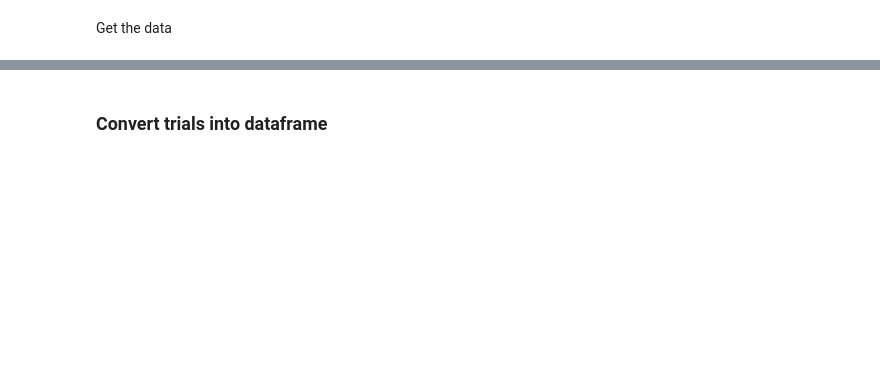
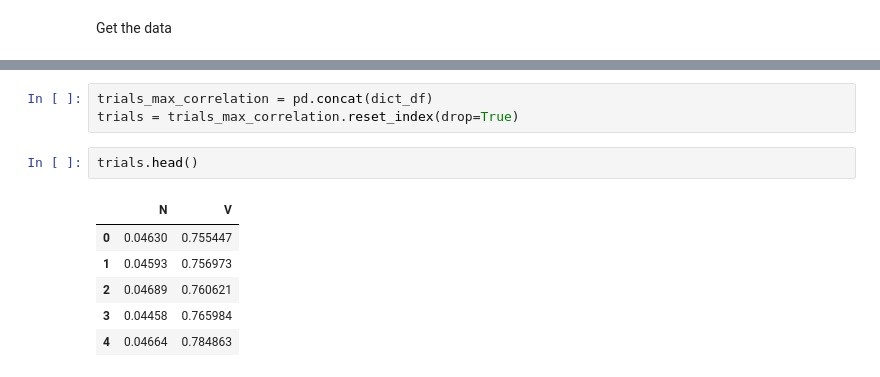
Before and after one commit to DanielProanoGuevara/Exo-sensing, a Jupyter notebook: Processing/SignalProcessing.ipynb, the cells around one changed output, grey strips where cells are left out. Saved outputs shown, nothing was run; the diff lists cells and outputs as text; blank space fills up the shorter version.

```diff
--- a/Processing/SignalProcessing.ipynb
+++ b/Processing/SignalProcessing.ipynb
@@ -271,5 +273,15 @@ plt.legend()
 plt.show()
 # %% [output]
 [figure]
-# %% [markdown]
-### Convert trials into dataframe
+# %%
+trials_max_correlation = pd.concat(dict_df)
+trials = trials_max_correlation.reset_index(drop=True)
+# %%
+trials.head()
+# %% [output]
+|  | N | V |
+| 0 | 0.04630 | 0.755447 |
+| 1 | 0.04593 | 0.756973 |
+| 2 | 0.04689 | 0.760621 |
+| 3 | 0.04458 | 0.765984 |
+| 4 | 0.04664 | 0.784863 |
```
Also changed, not shown: parts of 11 cells of this notebook.
